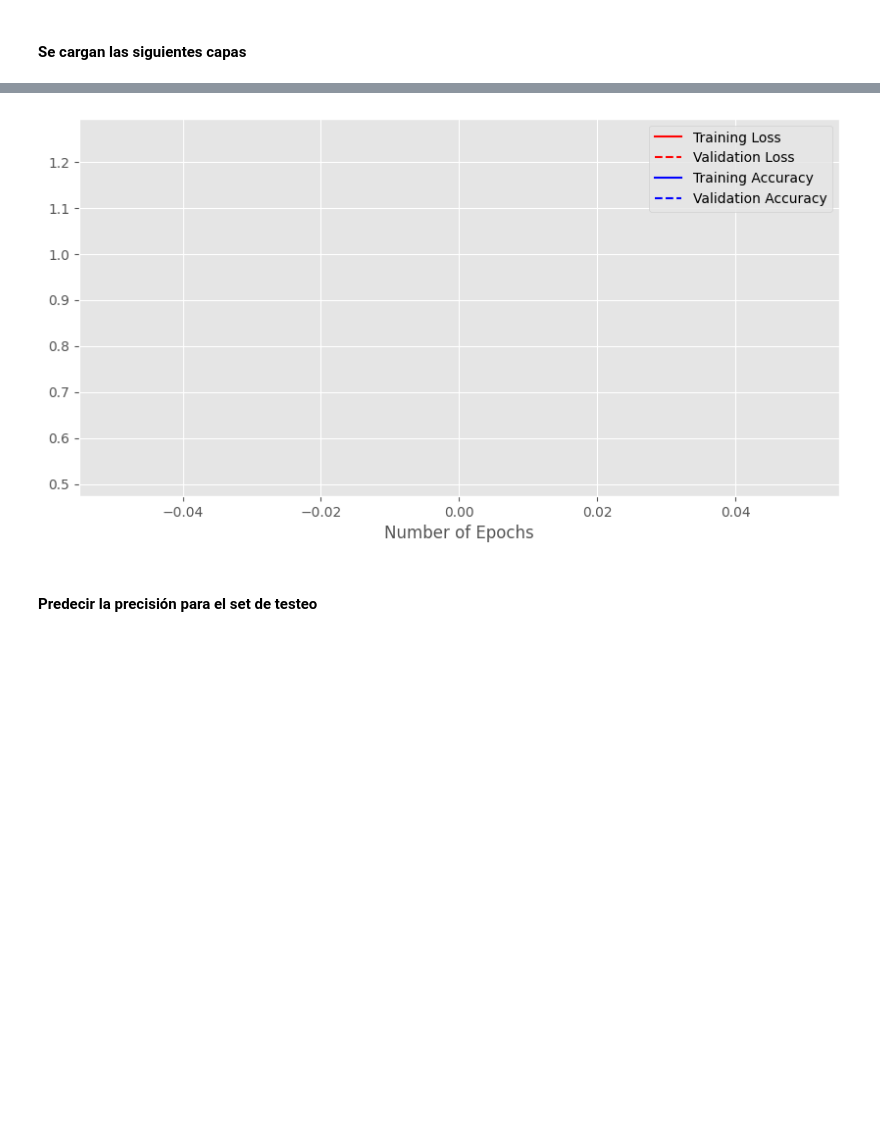
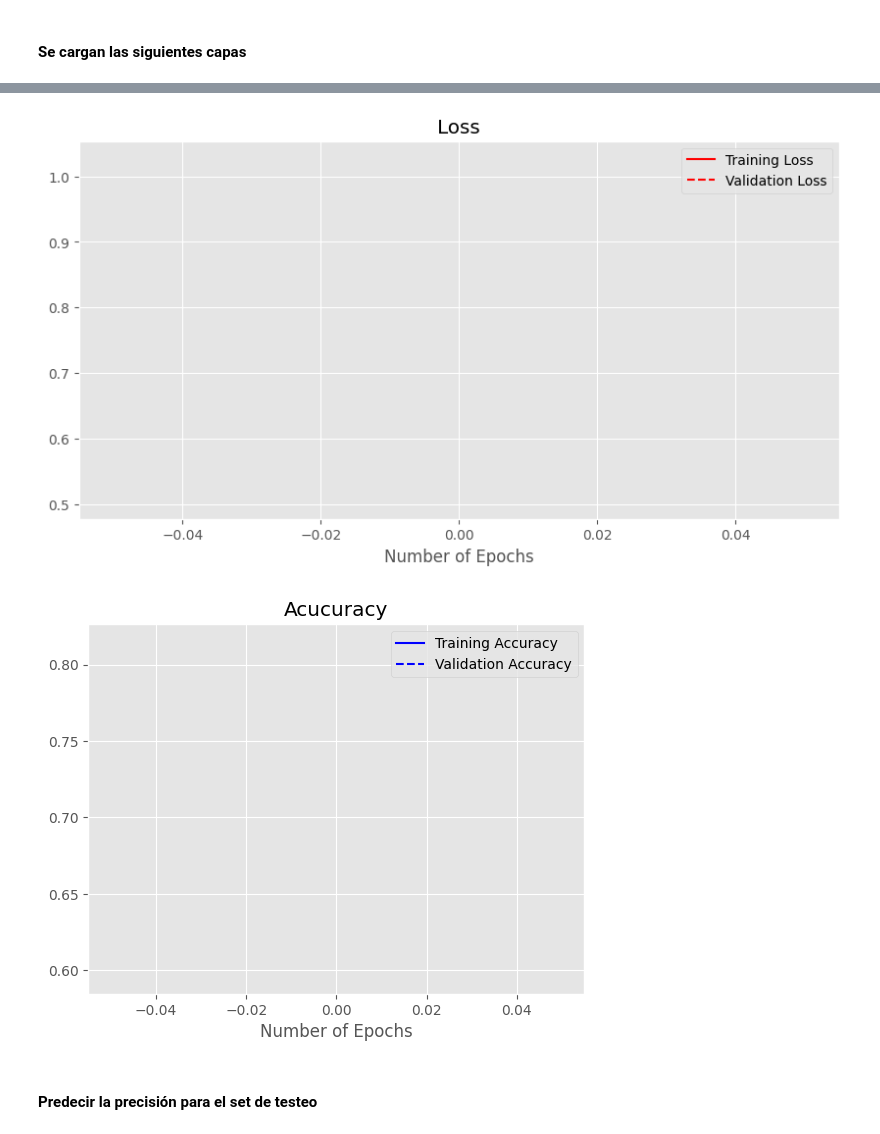
Before and after one commit to PabloSMD/FloraNativaChilenaCNN, a Jupyter notebook: CNN Flores.ipynb, the cells around one changed output, grey strips where cells are left out. Saved outputs shown, nothing was run; the diff lists cells and outputs as text; code cells hidden in the pictures; blank space fills up the shorter version.

```diff
--- a/CNN Flores.ipynb
+++ b/CNN Flores.ipynb
@@ -153,7 +158,7 @@ model = Sequential() # model object
 # %%
 model.add(Conv2D(filters=32, kernel_size=3, strides=1, padding='same', activation='relu',
 input_shape=[150, 150, 3]))
-model.add(MaxPooling2D(2, ))
+model.add(MaxPooling2D(2))
 model.add(Conv2D(filters=64, kernel_size=3, strides=1, padding='same', activation='relu'))
 model.add(MaxPooling2D(2))
 # %%
@@ -199,16 +208,23 @@ hist = model.fit(train_set,
 # %%
 h = hist.history
 plt.style.use('ggplot')
 plt.figure(figsize=(10, 5))
 plt.plot(h['loss'], c='red', label='Training Loss')
 plt.plot(h['val_loss'], c='red', linestyle='--', label='Validation Loss')
+plt.xlabel("Number of Epochs")
+plt.title ('Loss')
+plt.legend(loc='best')
+plt.show()
+
 plt.plot(h['accuracy'], c='blue', label='Training Accuracy')
 plt.plot(h['val_accuracy'], c='blue', linestyle='--', label='Validation Accuracy')
 plt.xlabel("Number of Epochs")
+plt.title ('Acucuracy')
 plt.legend(loc='best')
 plt.show()
 # %% [output]
-[figure, old version]
+[figure, new version]
+[figure, added]
 # %% [markdown]
 #### Predecir la precisión para el set de testeo
 # %%
```
Also changed, not shown: parts of 57 cells of this notebook.
